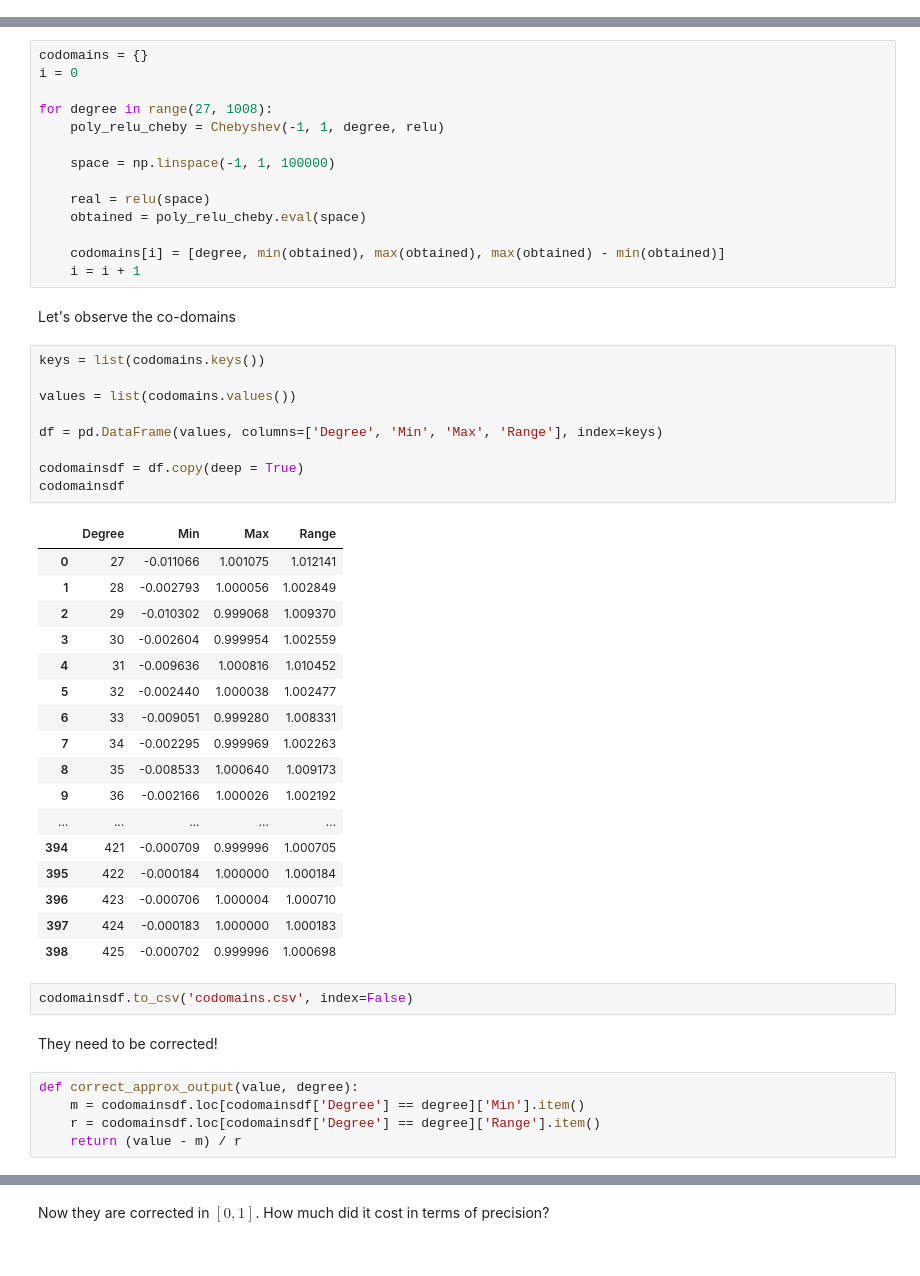
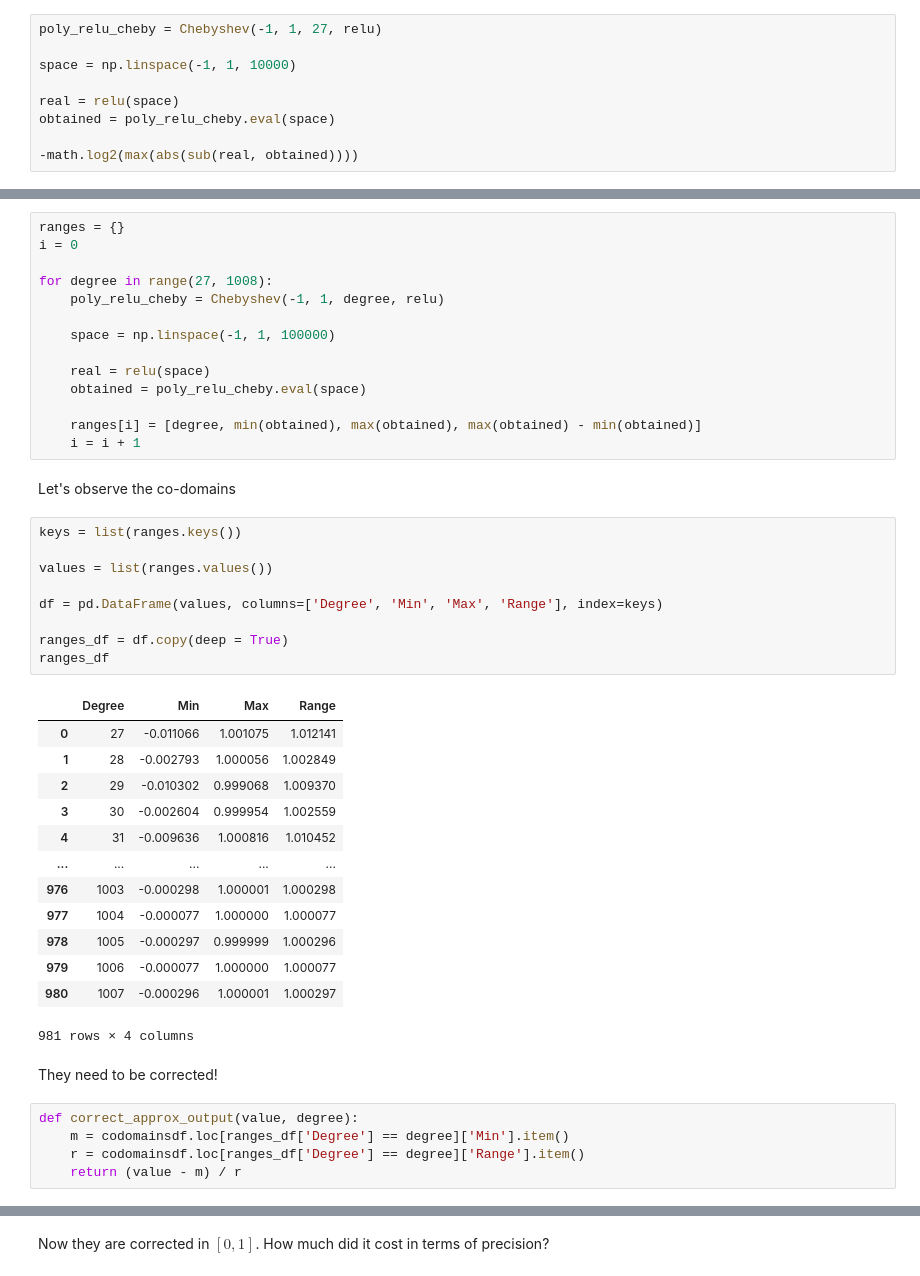
Before and after one commit to narger-ef/Practical-Sorting-of-Encrypted-Numbers, a Jupyter notebook: notebooks/ReLU Polynomial approximation.ipynb, the cells around one changed output, grey strips where cells are left out. Saved outputs shown, nothing was run; the diff lists cells and outputs as text.

```diff
--- a/notebooks/ReLU Polynomial approximation.ipynb
+++ b/notebooks/ReLU Polynomial approximation.ipynb
@@ -52,0 +197,9 @@ def relu(x):
+# %%
+poly_relu_cheby = Chebyshev(-1, 1, 27, relu)
+
+space = np.linspace(-1, 1, 10000)
+
+real = relu(space)
+obtained = poly_relu_cheby.eval(space)
+
+-math.log2(max(abs(sub(real, obtained))))
@@ -76,7 +231,7 @@ plt.plot(error_norms)
 
 Since polynomial approximations does not behave exactly as the non-linear counterpart, we have to make sure that the co-domain of the approximations of ReLU$(x)$ is $[0, 1]$
 # %%
-codomains = {}
+ranges = {}
 i = 0
 
 for degree in range(27, 1008):
@@ -87,44 +242,38 @@ for degree in range(27, 1008):
     real = relu(space)
     obtained = poly_relu_cheby.eval(space)
 
-    codomains[i] = [degree, min(obtained), max(obtained), max(obtained) - min(obtained)]
+    ranges[i] = [degree, min(obtained), max(obtained), max(obtained) - min(obtained)]
     i = i + 1
 # %% [markdown]
 Let's observe the co-domains
 # %%
-keys = list(codomains.keys())
+keys = list(ranges.keys())
 
-values = list(codomains.values())
+values = list(ranges.values())
 
 df = pd.DataFrame(values, columns=['Degree', 'Min', 'Max', 'Range'], index=keys)
 
-codomainsdf = df.copy(deep = True)
-codomainsdf
+ranges_df = df.copy(deep = True)
+ranges_df
 # %% [output]
 |  | Degree | Min | Max | Range |
 | 0 | 27 | -0.011066 | 1.001075 | 1.012141 |
 | 1 | 28 | -0.002793 | 1.000056 | 1.002849 |
 | 2 | 29 | -0.010302 | 0.999068 | 1.009370 |
 | 3 | 30 | -0.002604 | 0.999954 | 1.002559 |
 | 4 | 31 | -0.009636 | 1.000816 | 1.010452 |
-| 5 | 32 | -0.002440 | 1.000038 | 1.002477 |
-| 6 | 33 | -0.009051 | 0.999280 | 1.008331 |
-| 7 | 34 | -0.002295 | 0.999969 | 1.002263 |
-| 8 | 35 | -0.008533 | 1.000640 | 1.009173 |
-| 9 | 36 | -0.002166 | 1.000026 | 1.002192 |
 | ... | ... | ... | ... | ... |
-| 394 | 421 | -0.000709 | 0.999996 | 1.000705 |
-| 395 | 422 | -0.000184 | 1.000000 | 1.000184 |
-| 396 | 423 | -0.000706 | 1.000004 | 1.000710 |
-| 397 | 424 | -0.000183 | 1.000000 | 1.000183 |
-| 398 | 425 | -0.000702 | 0.999996 | 1.000698 |
+| 976 | 1003 | -0.000298 | 1.000001 | 1.000298 |
+| 977 | 1004 | -0.000077 | 1.000000 | 1.000077 |
+| 978 | 1005 | -0.000297 | 0.999999 | 1.000296 |
+| 979 | 1006 | -0.000077 | 1.000000 | 1.000077 |
+| 980 | 1007 | -0.000296 | 1.000001 | 1.000297 |
+981 rows × 4 columns
-# %%
-codomainsdf.to_csv('codomains.csv', index=False)
 # %% [markdown]
 They need to be corrected!
 # %%
 def correct_approx_output(value, degree):
-    m = codomainsdf.loc[codomainsdf['Degree'] == degree]['Min'].item()
-    r = codomainsdf.loc[codomainsdf['Degree'] == degree]['Range'].item()
+    m = codomainsdf.loc[ranges_df['Degree'] == degree]['Min'].item()
+    r = codomainsdf.loc[ranges_df['Degree'] == degree]['Range'].item()
     return (value - m) / r
 # %%
```
Also changed, not shown: parts of 8 cells of this notebook, 11 other files.
